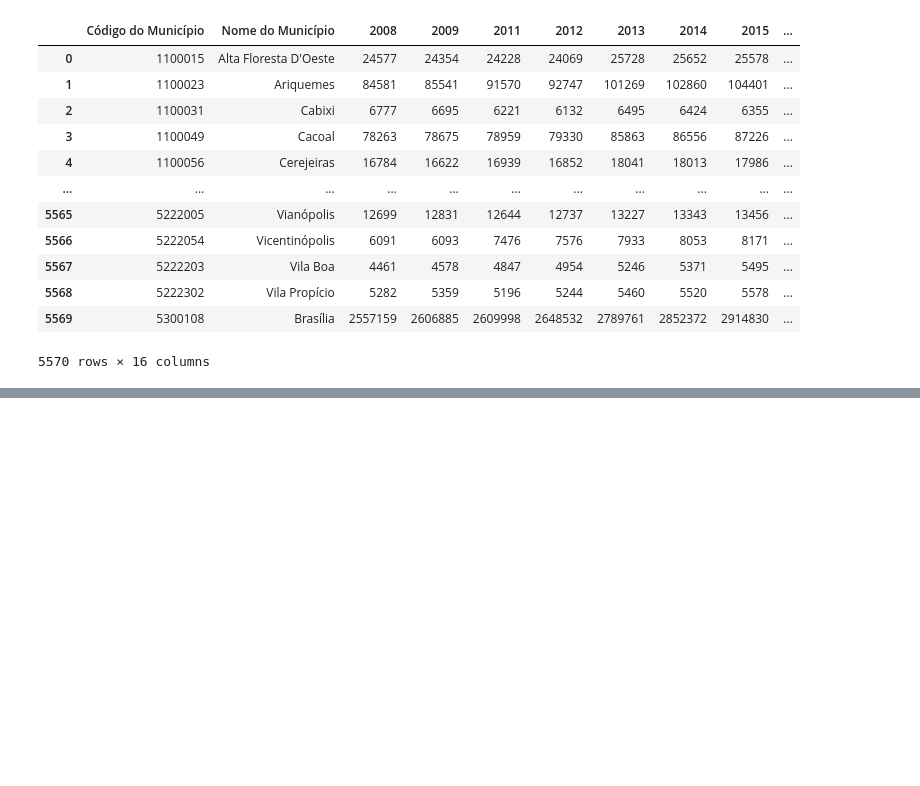
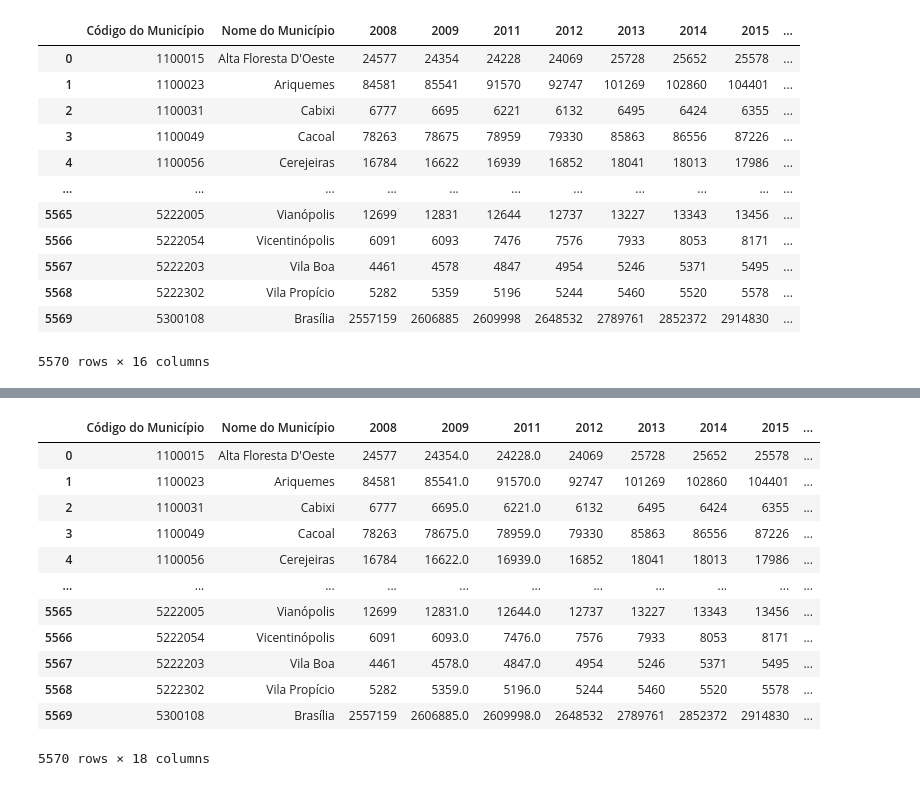
Before and after one commit to anandxrfeu/schooling_resource_predicter_data, a Jupyter notebook: notebooks/Population (Anand).ipynb, the cells around one changed output, grey strips where cells are left out. Cells and saved outputs as stored; diff of their text form; code cells hidden in the pictures; blank space fills up the shorter version.

Commit message:
Reformated population dataset

```diff
--- a/notebooks/Population (Anand).ipynb
+++ b/notebooks/Population (Anand).ipynb
@@ -44,3 +45,6 @@ df
 # %%
 file_path = "../transformed_data/cleaned_population.csv"
 df.to_csv(file_path, index=False)
+# %%
+df = pd.read_csv("../raw_data/population/population_all_years.csv", sep=";")
+df
@@ -46,0 +65,6 @@ df.to_csv(file_path, index=False)
+# %%
+# Split 'Município' into municipality and UF (state)
+df['UF'] = df['Nome do Município'].str.extract(r'\((\w+)\)')
+df['Nome do Município'] = df['Nome do Município'].str.split(' \(').str[0]
+
+df
@@ -46,0 +85,21 @@ df.to_csv(file_path, index=False)
+# %%
+df['2009'] = pd.to_numeric(df['2009'], errors='coerce')
+df['2011'] = pd.to_numeric(df['2011'], errors='coerce')
+# %%
+df['2010'] = round((df['2009'] + df['2011'])/2)
+# %%
+df
+# %% [output]
+|  | Código do Município | Nome do Município | 2008 | 2009 | 2011 | 2012 | 2013 | 2014 | 2015 | ... |
+| 0 | 1100015 | Alta Floresta D'Oeste | 24577 | 24354.0 | 24228.0 | 24069 | 25728 | 25652 | 25578 | ... |
+| 1 | 1100023 | Ariquemes | 84581 | 85541.0 | 91570.0 | 92747 | 101269 | 102860 | 104401 | ... |
+| 2 | 1100031 | Cabixi | 6777 | 6695.0 | 6221.0 | 6132 | 6495 | 6424 | 6355 | ... |
+| 3 | 1100049 | Cacoal | 78263 | 78675.0 | 78959.0 | 79330 | 85863 | 86556 | 87226 | ... |
+| 4 | 1100056 | Cerejeiras | 16784 | 16622.0 | 16939.0 | 16852 | 18041 | 18013 | 17986 | ... |
+| ... | ... | ... | ... | ... | ... | ... | ... | ... | ... | ... |
+| 5565 | 5222005 | Vianópolis | 12699 | 12831.0 | 12644.0 | 12737 | 13227 | 13343 | 13456 | ... |
+| 5566 | 5222054 | Vicentinópolis | 6091 | 6093.0 | 7476.0 | 7576 | 7933 | 8053 | 8171 | ... |
+| 5567 | 5222203 | Vila Boa | 4461 | 4578.0 | 4847.0 | 4954 | 5246 | 5371 | 5495 | ... |
+| 5568 | 5222302 | Vila Propício | 5282 | 5359.0 | 5196.0 | 5244 | 5460 | 5520 | 5578 | ... |
+| 5569 | 5300108 | Brasília | 2557159 | 2606885.0 | 2609998.0 | 2648532 | 2789761 | 2852372 | 2914830 | ... |
+5570 rows × 18 columns
```
Also changed, not shown: parts of 5 cells of this notebook, 2 other files.
